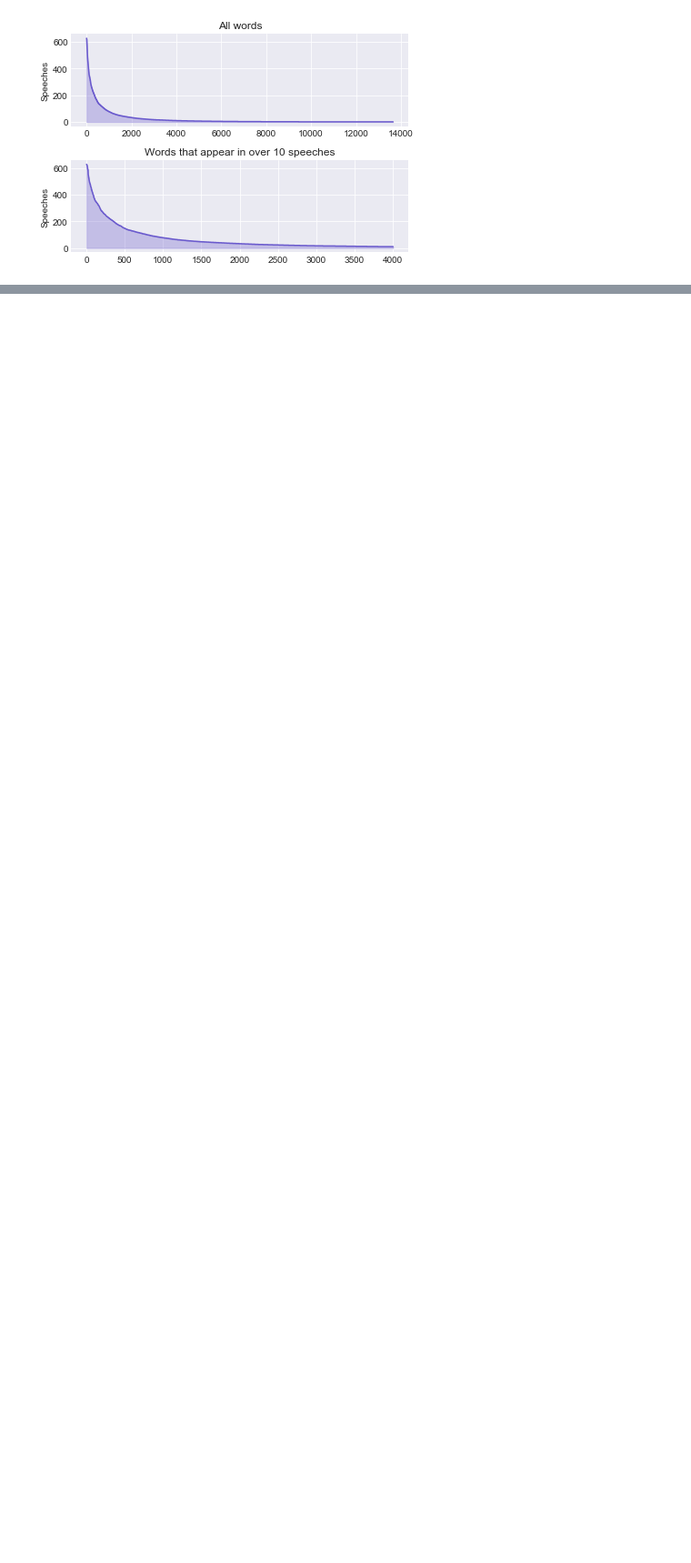
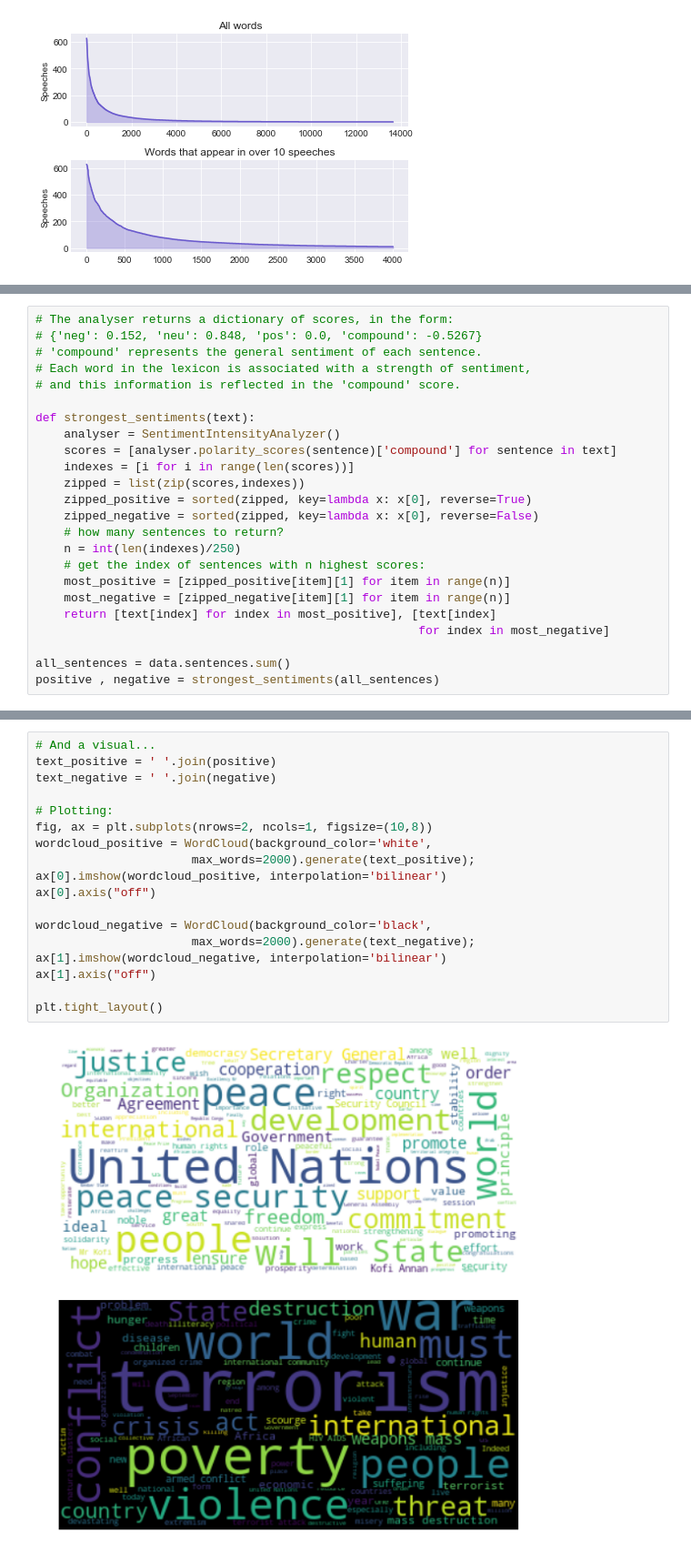
Before and after one commit to MNgocho/Projects, a Jupyter notebook: Topic modelling.ipynb, the cells around one changed output, grey strips where cells are left out. Shown at 91% size. Saved outputs shown, nothing was run; the diff lists cells and outputs as text; blank space fills up the shorter version.

```diff
--- a/Topic modelling.ipynb
+++ b/Topic modelling.ipynb
@@ -173,0 +366,24 @@ print(columnize([str(x) for x in wit_10[0::25]])) # for a prettier display,
+# %%
+# The analyser returns a dictionary of scores, in the form:
+# {'neg': 0.152, 'neu': 0.848, 'pos': 0.0, 'compound': -0.5267}
+# 'compound' represents the general sentiment of each sentence.
+# Each word in the lexicon is associated with a strength of sentiment,
+# and this information is reflected in the 'compound' score.
+
+def strongest_sentiments(text):
+    analyser = SentimentIntensityAnalyzer()
+    scores = [analyser.polarity_scores(sentence)['compound'] for sentence in text]
+    indexes = [i for i in range(len(scores))]
+    zipped = list(zip(scores,indexes))
+    zipped_positive = sorted(zipped, key=lambda x: x[0], reverse=True)
+    zipped_negative = sorted(zipped, key=lambda x: x[0], reverse=False)
+    # how many sentences to return?
+    n = int(len(indexes)/250)
+    # get the index of sentences with n highest scores:
+    most_positive = [zipped_positive[item][1] for item in range(n)]
+    most_negative = [zipped_negative[item][1] for item in range(n)]
+    return [text[index] for index in most_positive], [text[index]
+                                                      for index in most_negative]
+
+all_sentences = data.sentences.sum()
+positive , negative = strongest_sentiments(all_sentences)
@@ -173,0 +433,20 @@ print(columnize([str(x) for x in wit_10[0::25]])) # for a prettier display,
+# %%
+# And a visual...
+text_positive = ' '.join(positive)
+text_negative = ' '.join(negative)
+
+# Plotting:
+fig, ax = plt.subplots(nrows=2, ncols=1, figsize=(10,8))
+wordcloud_positive = WordCloud(background_color='white',
+                      max_words=2000).generate(text_positive);
+ax[0].imshow(wordcloud_positive, interpolation='bilinear')
+ax[0].axis("off")
+
+wordcloud_negative = WordCloud(background_color='black',
+                      max_words=2000).generate(text_negative);
+ax[1].imshow(wordcloud_negative, interpolation='bilinear')
+ax[1].axis("off")
+
+plt.tight_layout()
+# %% [output]
+[figure, added]
```
Also changed, not shown: parts of 18 cells of this notebook.
